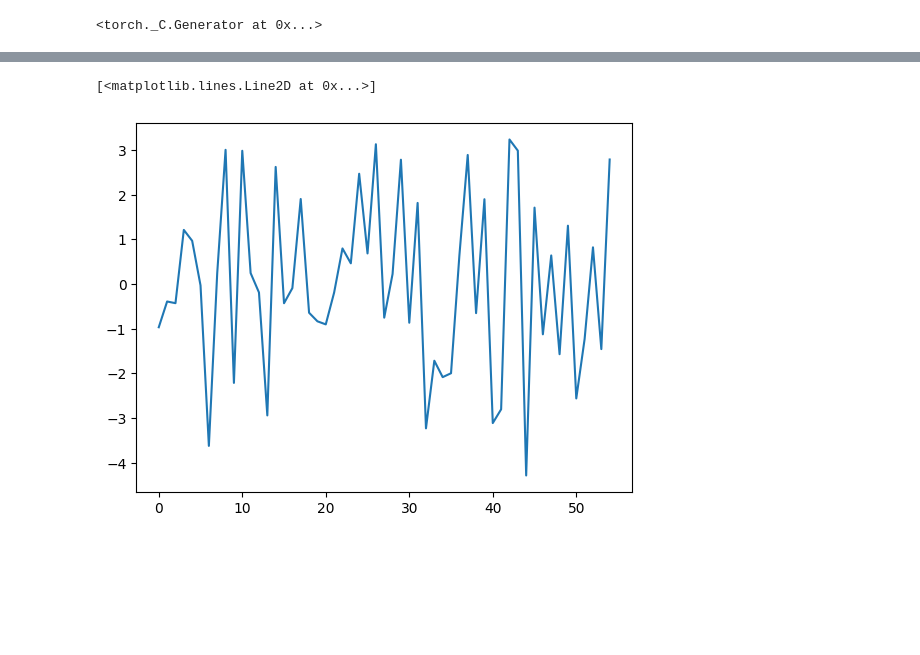
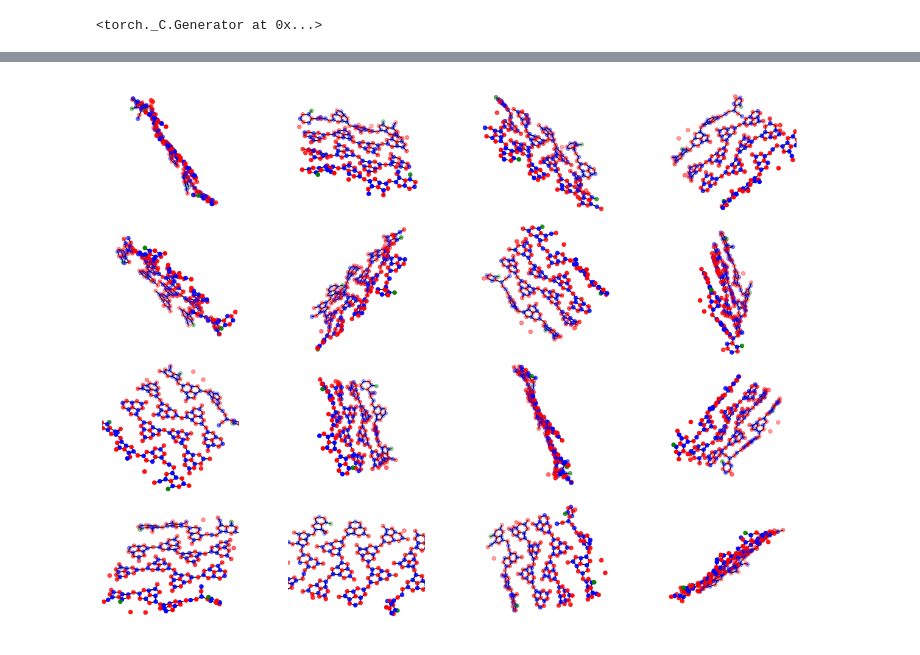
Before and after one commit to yihan-liu/MAG-OCN, a Jupyter notebook: magnetic_moment.ipynb, the cells around one changed output, grey strips where cells are left out. Drawn from its saved outputs; the diff is of its cells as text; code cells hidden in the pictures; blank space fills up the shorter version.

```diff
--- a/magnetic_moment.ipynb
+++ b/magnetic_moment.ipynb
@@ -15,6 +18,6 @@ torch.manual_seed(114514)
 <torch._C.Generator at 0x...>
 # %%
 dataset = AtomDataset(root='./', threshold=2.0)
-data = dataset[0]
+data = dataset._data
 print(data)
 # %% [output]
@@ -22,11 +35,2 @@ Data(x=[55, 6], edge_index=[2, 126], y=[55, 1])
 # %%
-augmented_dataset, original_ys = augment_data(data=data, num_new_data=100, moment_noise=2)
+augmented_dataset, original_ys = augment_data(data=data, num_new_data=50000, position_noise=0.05, moment_noise=1)
-# %%
-import matplotlib.pyplot as plt
-
-coords = augmented_dataset[95].x[:, -3:]
-
-fig = plt.figure()
-ax = fig.add_subplot(111, projection='3d')
-
-ax.scatter(coords[:, 0], coords[:, 1], coords[:, 2], c='r', marker='o')
@@ -36,7 +37,46 @@ ax.scatter(coords[:, 0], coords[:, 1], coords[:, 2], c='r', marker='o')
-# %%
-plt.plot(augmented_dataset[2].y - original_ys[2])
-# %% [output]
-[<matplotlib.lines.Line2D at 0x...>]
-[figure, removed]
+# %%
+import matplotlib as mpl
+import matplotlib.pyplot as plt
+
+mpl.rcParams['font.family'] = 'arial'
+mpl.rcParams['font.size'] = 14
+
+atom2color = {
+    0: 'red',   # nitrogen
+    1: 'blue',  # carbon
+    2: 'green'  # oxygen
+}
+
+fig = plt.figure(figsize=(15, 10))
+nrows, ncols = 4, 4
+
+for idx in range(nrows * ncols):  # Loop through the first 10 datasets
+    coords = augmented_dataset[idx].x[:, -3:].numpy()
+    bonds = augmented_dataset[idx].edge_index.numpy()
+
+    # generate color of each atom
+    atoms_one_hot = augmented_dataset[idx].x[:, :-3].numpy()
+    atoms = np.argmax(atoms_one_hot, axis=1)
+    colors = [atom2color[atom_type] for atom_type in atoms]
+
+    ax = fig.add_subplot(nrows, ncols, idx + 1, projection='3d')  # Create a 5x2 grid subplot
+    ax.scatter(coords[:, 0], coords[:, 1], coords[:, 2], color=colors, marker='o')  # Plot atoms
+
+    # Plot bonds
+    for i in range(bonds.shape[1]):
+        start, end = bonds[:, i]
+        x_coords = [coords[start, 0], coords[end, 0]]
+        y_coords = [coords[start, 1], coords[end, 1]]
+        z_coords = [coords[start, 2], coords[end, 2]]
+        ax.plot(x_coords, y_coords, z_coords, c='k', linewidth=0.8)
+        ax.set_xlim(-10, 10)
+        ax.set_ylim(-10, 10)
+        ax.set_zlim(-10, 10)
+        ax.axis('off')
+
+plt.subplots_adjust(left=0.05, right=0.95, top=0.95, bottom=0.05, wspace=-0.3, hspace=0)
+plt.show()
+# %% [output]
+[figure, added]
 # %%
 class GNNModel(nn.Module):
```
Also changed, not shown: parts of 15 cells of this notebook.
